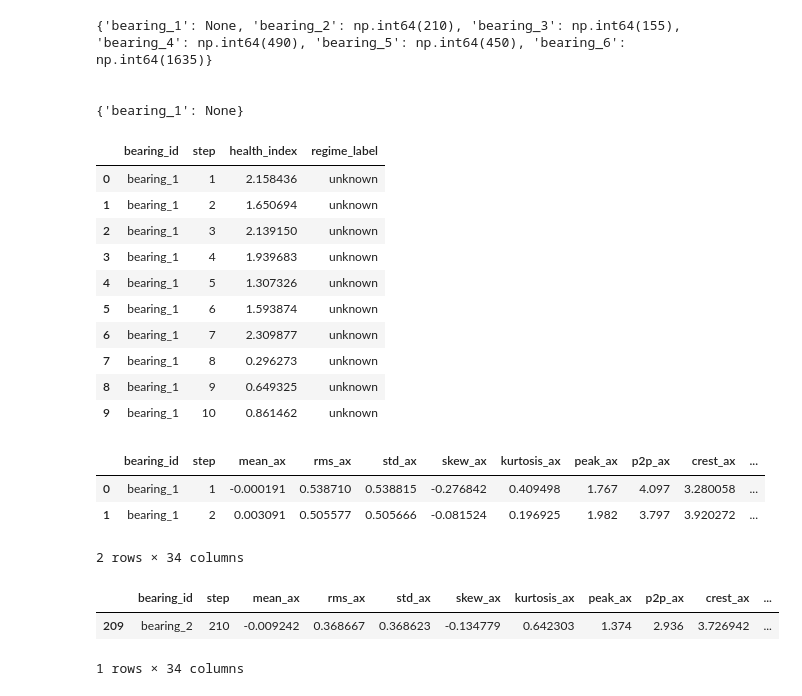
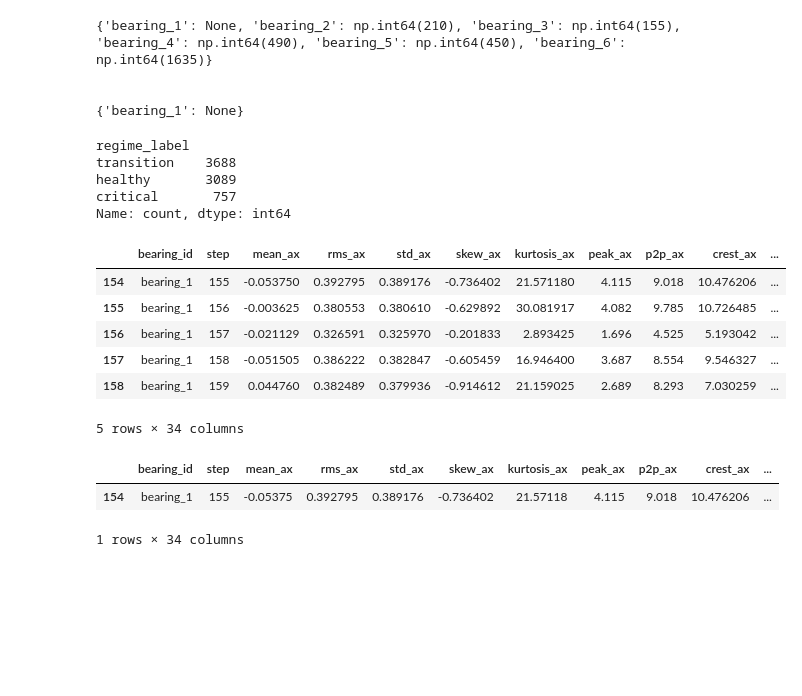
Before and after one commit to AE1024/NASA-PROJECT-FEMTO, a Jupyter notebook: notebooks/04_statistical_validation.ipynb, the cells around one changed output. Cells and saved outputs as stored; diff of their text form; code cells hidden in the pictures; blank space fills up the shorter version.

```diff
--- a/notebooks/04_statistical_validation.ipynb
+++ b/notebooks/04_statistical_validation.ipynb
@@ -205,37 +204,60 @@ print(none_bearings)
 {'bearing_1': None}
 # %%
 #implementing HI condition over dataset
-def assign_label(row, cutoffs):
-    cutoff = cutoffs[row['bearing_id']]
-    if cutoff is None:
-        return 'unknown'
-    return 'healthy' if row['step'] < cutoff else 'degraded'
+#bearing_1 and bearing_5 were different cases because their vibrations could not be classified correctly.
 
-hi_results['regime_label'] = hi_results.apply(lambda row: assign_label(row, cutoffs), axis=1)
+def assign_final_regime_label(df, bearing_id, cutoffs, tail_frac=0.10):
+    b_data = df[df['bearing_id'] == bearing_id].sort_values('step')
+    n = len(b_data)
+    cutoff = cutoffs.get(bearing_id)
+    tail_start_step = b_data['step'].iloc[int(n * (1 - tail_frac))]
+
+    if cutoff is None or cutoff >= tail_start_step:
+        # PELT güvenilir bir tek nokta bulamadı (ya da bulduğu nokta anlamsız şekilde geç) -> sabit %30 kullan
+        healthy_end_step = b_data['step'].iloc[int(n * 0.3)]
+    else:
+        healthy_end_step = cutoff
+
+    def label_step(s):
+        if s < healthy_end_step:
+            return 'healthy'
+        elif s < tail_start_step:
+            return 'transition'
+        else:
+            return 'critical'
+
+    return b_data['step'].apply(label_step)
+
+hi_results['regime_label'] = pd.concat([
+    assign_final_regime_label(hi_results, bid, cutoffs)
+    for bid in hi_results['bearing_id'].unique()
+])
 hi_results[['bearing_id', 'step', 'health_index', 'regime_label']].head(10)
+hi_results['regime_label'].value_counts()
 # %% [output]
-|  | bearing_id | step | health_index | regime_label |
-| 0 | bearing_1 | 1 | 2.158436 | unknown |
-| 1 | bearing_1 | 2 | 1.650694 | unknown |
-| 2 | bearing_1 | 3 | 2.139150 | unknown |
-| 3 | bearing_1 | 4 | 1.939683 | unknown |
-| 4 | bearing_1 | 5 | 1.307326 | unknown |
-| 5 | bearing_1 | 6 | 1.593874 | unknown |
-| 6 | bearing_1 | 7 | 2.309877 | unknown |
-| 7 | bearing_1 | 8 | 0.296273 | unknown |
-| 8 | bearing_1 | 9 | 0.649325 | unknown |
-| 9 | bearing_1 | 10 | 0.861462 | unknown |
+regime_label
+transition    3688
+healthy       3089
+critical       757
+Name: count, dtype: int64
 # %%
-hi_results.head(2)
+hi_results_b1 = hi_results[
+    (hi_results["bearing_id"] == "bearing_1") &
+    (hi_results["regime_label"].isin(["critical", "transition"]))
+]
+hi_results_b1.head(5)#control
 # %% [output]
 |  | bearing_id | step | mean_ax | rms_ax | std_ax | skew_ax | kurtosis_ax | peak_ax | p2p_ax | crest_ax | ... |
-| 0 | bearing_1 | 1 | -0.000191 | 0.538710 | 0.538815 | -0.276842 | 0.409498 | 1.767 | 4.097 | 3.280058 | ... |
-| 1 | bearing_1 | 2 | 0.003091 | 0.505577 | 0.505666 | -0.081524 | 0.196925 | 1.982 | 3.797 | 3.920272 | ... |
+| 154 | bearing_1 | 155 | -0.053750 | 0.392795 | 0.389176 | -0.736402 | 21.571180 | 4.115 | 9.018 | 10.476206 | ... |
+| 155 | bearing_1 | 156 | -0.003625 | 0.380553 | 0.380610 | -0.629892 | 30.081917 | 4.082 | 9.785 | 10.726485 | ... |
+| 156 | bearing_1 | 157 | -0.021129 | 0.326591 | 0.325970 | -0.201833 | 2.893425 | 1.696 | 4.525 | 5.193042 | ... |
+| 157 | bearing_1 | 158 | -0.051505 | 0.386222 | 0.382847 | -0.605459 | 16.946400 | 3.687 | 8.554 | 9.546327 | ... |
+| 158 | bearing_1 | 159 | 0.044760 | 0.382489 | 0.379936 | -0.914612 | 21.159025 | 2.689 | 8.293 | 7.030259 | ... |
-2 rows × 34 columns
+5 rows × 34 columns
 # %%
-t = hi_results[hi_results['regime_label']== "degraded"]
+t = hi_results[hi_results['regime_label']== "transition"]
 t.head(1)
 # %% [output]
 |  | bearing_id | step | mean_ax | rms_ax | std_ax | skew_ax | kurtosis_ax | peak_ax | p2p_ax | crest_ax | ... |
-| 209 | bearing_2 | 210 | -0.009242 | 0.368667 | 0.368623 | -0.134779 | 0.642303 | 1.374 | 2.936 | 3.726942 | ... |
+| 154 | bearing_1 | 155 | -0.05375 | 0.392795 | 0.389176 | -0.736402 | 21.57118 | 4.115 | 9.018 | 10.476206 | ... |
 1 rows × 34 columns
```
Also changed, not shown: parts of 15 cells of this notebook.
